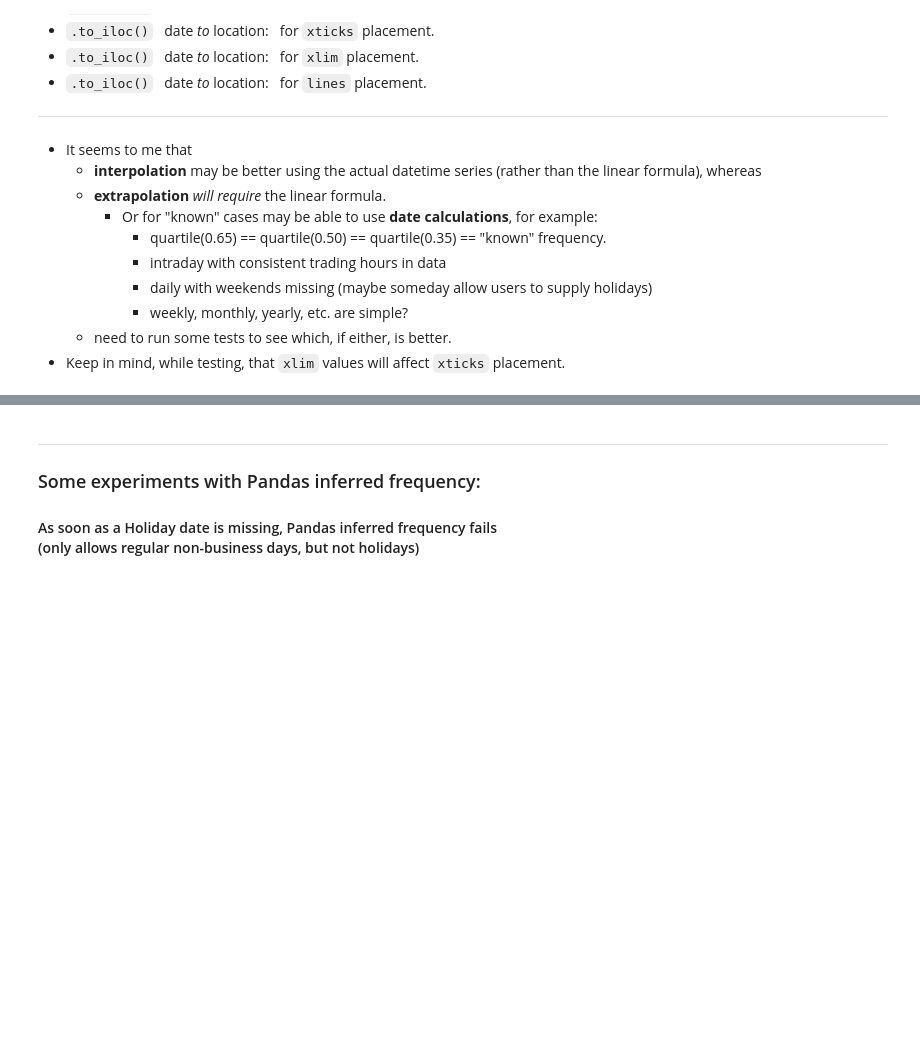
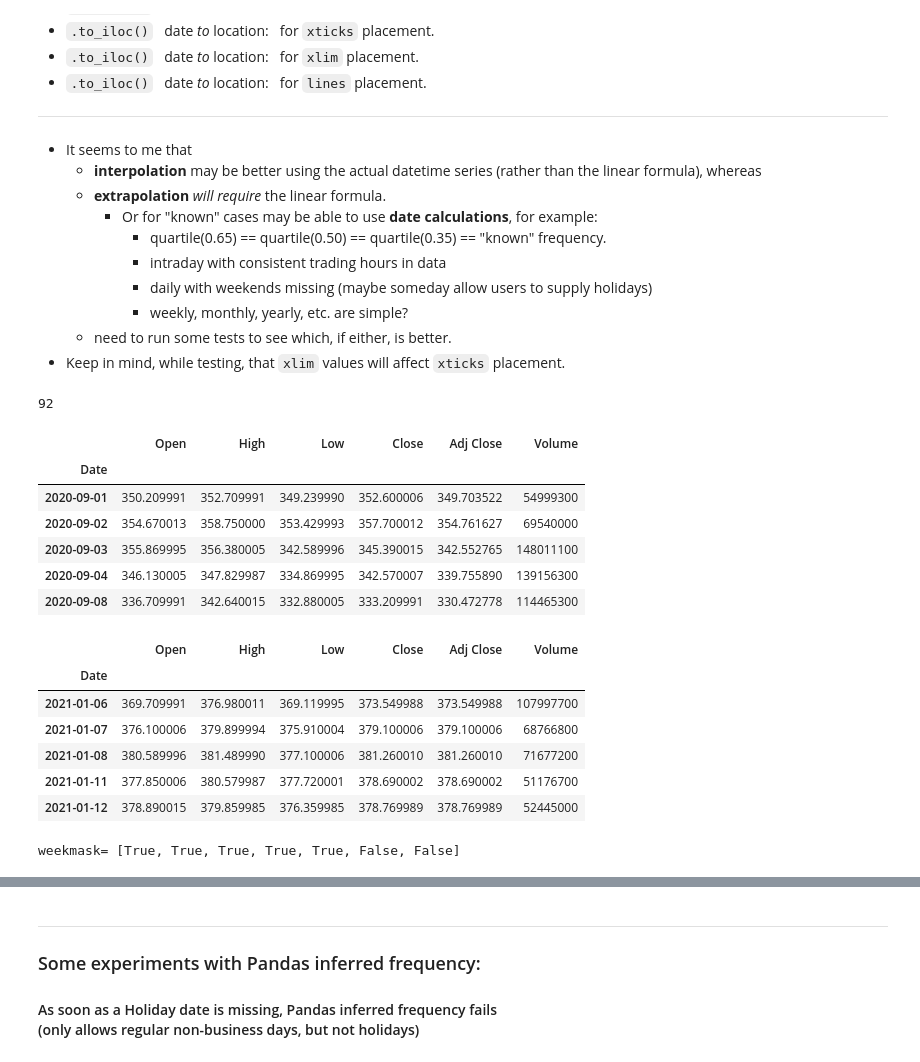
Before and after one commit to DanielGoldfarb/mplfinance, a Jupyter notebook: examples/scratch_pad/date_iloc_dev.ipynb, the cells around one changed output, grey strips where cells are left out. Drawn from its saved outputs; the diff is of its cells as text; code cells hidden in the pictures; blank space fills up the shorter version.

```diff
--- a/examples/scratch_pad/date_iloc_dev.ipynb
+++ b/examples/scratch_pad/date_iloc_dev.ipynb
@@ -294,0 +236,24 @@ class DateIlocTransform:
+# %%
+len(df.index)
+df.head()
+df.tail()
+# %% [output]
+92
+|  | Open | High | Low | Close | Adj Close | Volume |
+| Date |  |  |  |  |  |  |
+| 2020-09-01 | 350.209991 | 352.709991 | 349.239990 | 352.600006 | 349.703522 | 54999300 |
+| 2020-09-02 | 354.670013 | 358.750000 | 353.429993 | 357.700012 | 354.761627 | 69540000 |
+| 2020-09-03 | 355.869995 | 356.380005 | 342.589996 | 345.390015 | 342.552765 | 148011100 |
+| 2020-09-04 | 346.130005 | 347.829987 | 334.869995 | 342.570007 | 339.755890 | 139156300 |
+| 2020-09-08 | 336.709991 | 342.640015 | 332.880005 | 333.209991 | 330.472778 | 114465300 |
+|  | Open | High | Low | Close | Adj Close | Volume |
+| Date |  |  |  |  |  |  |
+| 2021-01-06 | 369.709991 | 376.980011 | 369.119995 | 373.549988 | 373.549988 | 107997700 |
+| 2021-01-07 | 376.100006 | 379.899994 | 375.910004 | 379.100006 | 379.100006 | 68766800 |
+| 2021-01-08 | 380.589996 | 381.489990 | 377.100006 | 381.260010 | 381.260010 | 71677200 |
+| 2021-01-11 | 377.850006 | 380.579987 | 377.720001 | 378.690002 | 378.690002 | 51176700 |
+| 2021-01-12 | 378.890015 | 379.859985 | 376.359985 | 378.769989 | 378.769989 | 52445000 |
+# %%
+t = DateIlocTransform(df.index)
+# %% [output]
+weekmask= [True, True, True, True, True, False, False]
```
Also changed, not shown: parts of 15 cells of this notebook.
